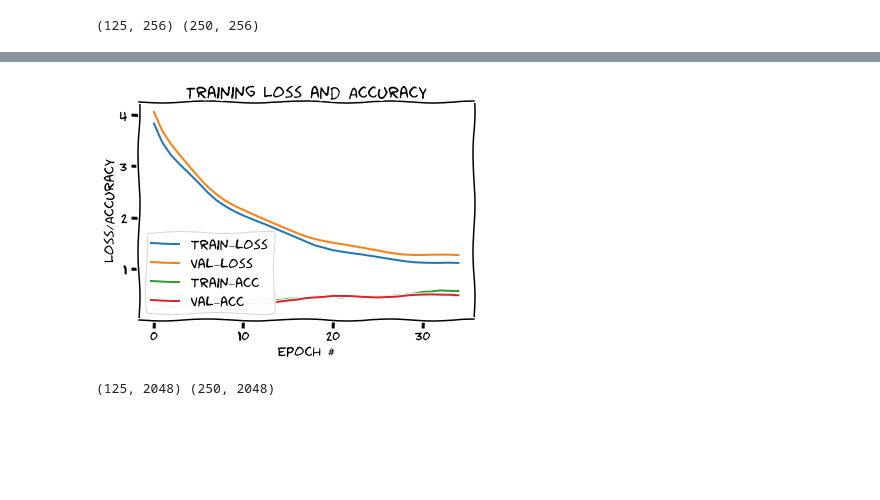
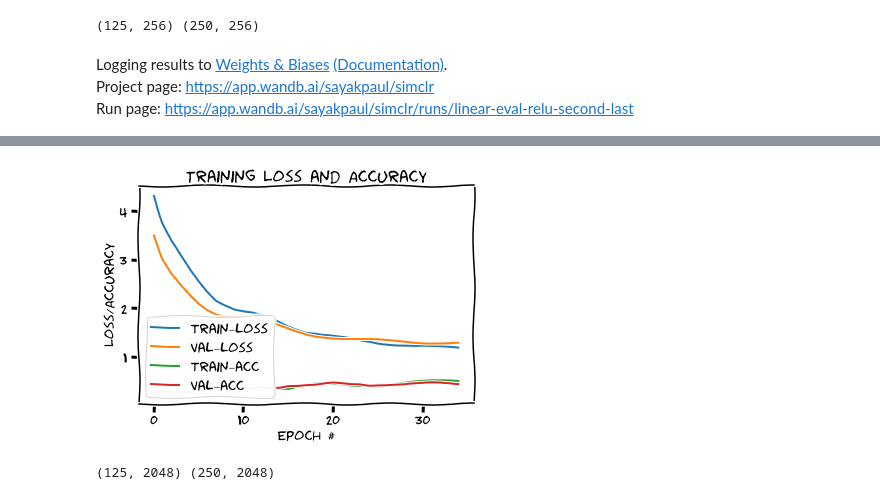
Before and after one commit to sayakpaul/SimCLR-in-TensorFlow-2, a Jupyter notebook: Linear_Evaluation_Imagenet_Subset.ipynb, the cells around one changed output, grey strips where cells are left out. Drawn from its saved outputs; the diff is of its cells as text; code cells hidden in the pictures; blank space fills up the shorter version.

Commit message:
Baked in wandb

```diff
--- a/Linear_Evaluation_Imagenet_Subset.ipynb
+++ b/Linear_Evaluation_Imagenet_Subset.ipynb
@@ -42,3 +52,5 @@ Operation completed over 1 objects/92.4 MiB.
+# %%
+simclr_weights = wandb.restore("20200509-042927resnet_simclr.h5", run_path="sayakpaul/simclr/simclr-learning")
 # %%
 # Other imports
 from sklearn.preprocessing import LabelEncoder
@@ -135,7 +140,7 @@ def get_resnet_simclr(hidden_1, hidden_2, hidden_3):
     return resnet_simclr
 # %%
 resnet_simclr = get_resnet_simclr(256, 128, 50)
-resnet_simclr.load_weights("20200508-134915resnet_simclr.h5")
+resnet_simclr.load_weights(simclr_weights.name)
 resnet_simclr.summary()
 # %% [output]
 Model: "model"
@@ -229,6 +239,8 @@ print(train_features.shape, test_features.shape)
 # %% [output]
 (125, 256) (250, 256)
 # %%
+wandb.init(project="simclr", id="linear-eval-relu-second-last")
+
 linear_model = get_linear_model(256)
 linear_model.compile(loss="sparse_categorical_crossentropy", metrics=["accuracy"],
                      optimizer="adam")
@@ -236,7 +248,10 @@ history = linear_model.fit(train_features, y_train_enc,
                  validation_data=(test_features, y_test_enc),
                  batch_size=64,
                  epochs=35,
-                 callbacks=[es])
+                 callbacks=[es, WandbCallback()])
 plot_training(history)
 # %% [output]
+Logging results to Weights & Biases (Documentation).
+Project page: https://app.wandb.ai/sayakpaul/simclr
+Run page: https://app.wandb.ai/sayakpaul/simclr/runs/linear-eval-relu-second-last
 Epoch 1/35
@@ -259,4 +274,4 @@ Epoch 35/35
-[figure, old version]
+[figure, new version]
 # %%
 # Encoder model with no projection
 projection = Model(resnet_simclr.input, resnet_simclr.layers[-6].output)
```
Also changed, not shown: parts of 17 cells of this notebook.
